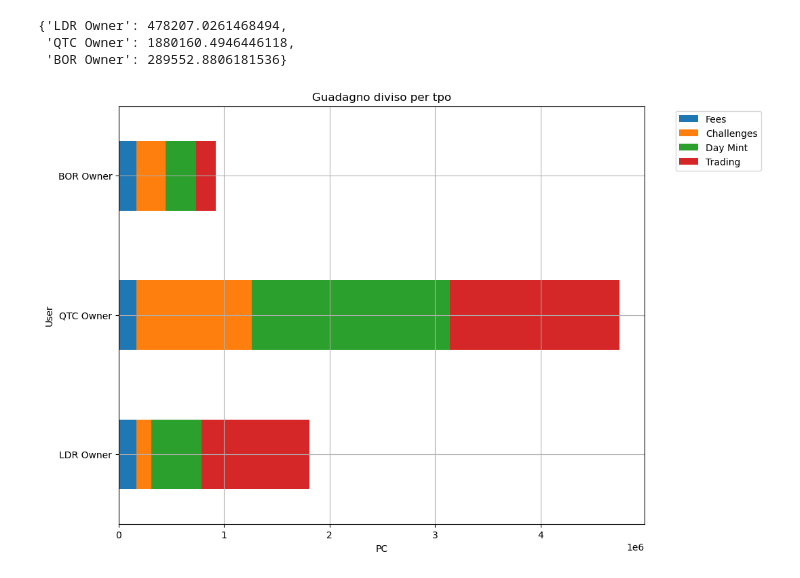
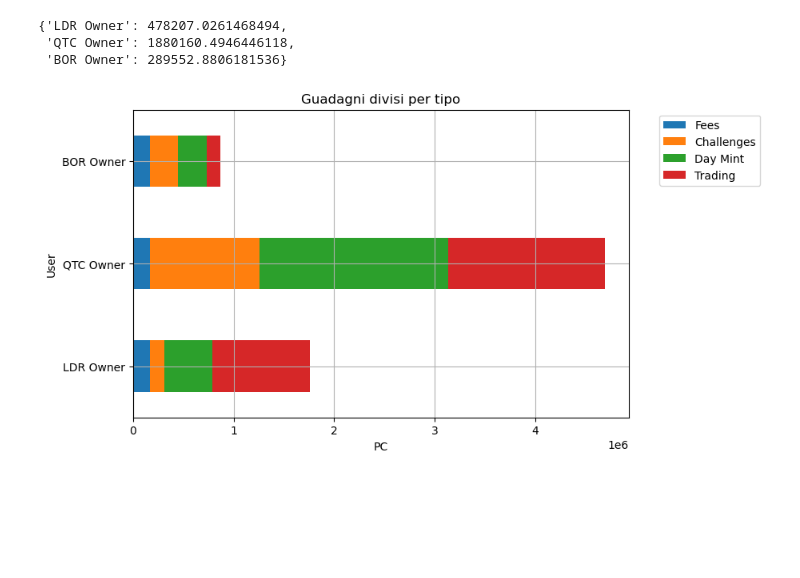
Before and after one commit to Cr3sp1/BlockTrading, a Jupyter notebook: DataAnalysis.ipynb, the cells around one changed output. Drawn from its saved outputs; the diff is of its cells as text; code cells hidden in the pictures; blank space fills up the shorter version.

```diff
--- a/DataAnalysis.ipynb
+++ b/DataAnalysis.ipynb
@@ -310,15 +324,15 @@ earn_data = {
 
 earn_df = pd.DataFrame(earn_data)
 
-earn_df['Trading'] = earn_df['Trading'] - earn_df['Fees'] - earn_df['Challenges'] - earn_df['Day Mint']
+earn_df['Trading'] = earn_df['Trading'] - earn_df['Fees'] - earn_df['Challenges'] - earn_df['Day Mint'] - 50000
 # %%
 sources = ['Fees', 'Challenges', 'Day Mint', 'Trading']
-earn_df.plot(kind='barh', x='User', y = sources, grid = True,  figsize=(10, 8), stacked=True,
-                 title='Guadagno diviso per tpo')
+earn_df.plot(kind='barh', x='User', y = sources, grid = True,  figsize=(8, 5), stacked=True,
+                 title='Guadagni divisi per tipo')
 plt.legend(bbox_to_anchor=(1.05, 1), loc='upper left')
 plt.xlabel('PC')
-# for attribute in attributes:
-#     print( attribute + ': mean = ' + str(data_percap[attribute].mean()) + ',  std = ' +  str(data_country[attribute].std()))
+
+plt.savefig('Graphs/Earnings.png', dpi=300, bbox_inches='tight')
 plt.show()
 # %% [output]
-[figure, old version]
+[figure, new version]
```
Also changed, not shown: parts of 7 cells of this notebook.
